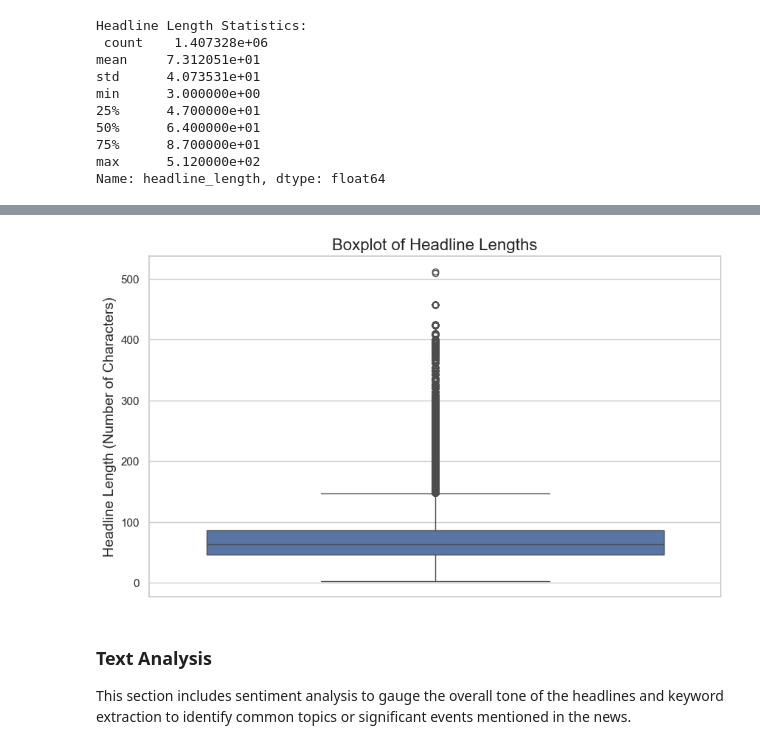
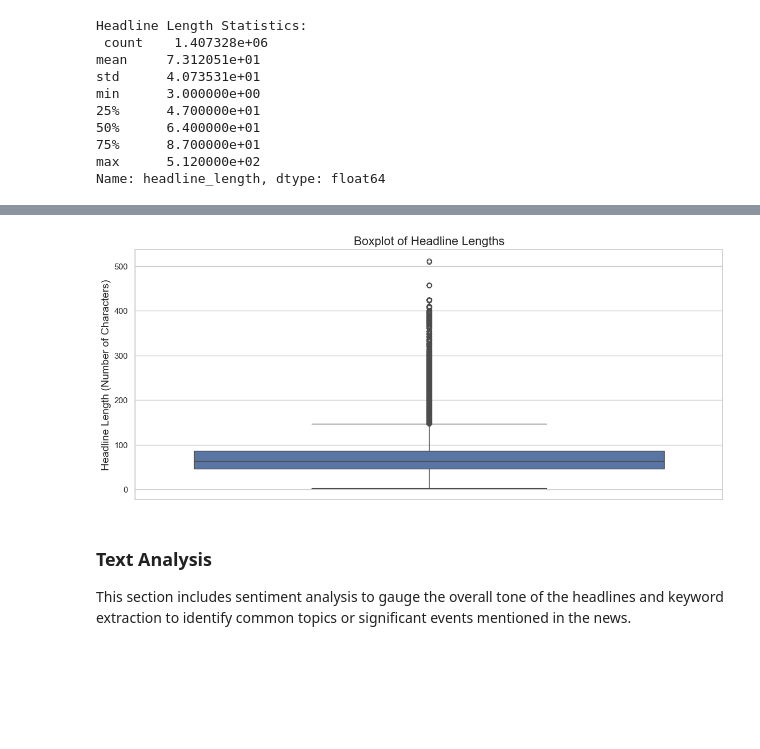
Before and after one commit to HallelujahK/financial-news-sentiment-analysis, a Jupyter notebook: notebooks/financial_news_eda.ipynb, the cells around one changed output, grey strips where cells are left out. Saved outputs shown, nothing was run; the diff lists cells and outputs as text; code cells hidden in the pictures; blank space fills up the shorter version.

```diff
--- a/notebooks/financial_news_eda.ipynb
+++ b/notebooks/financial_news_eda.ipynb
@@ -112,17 +74,17 @@ eda.data['headline_length'] = eda.data['headline'].apply(len)
 # %%
 # Create a boxplot for headline lengths
-plt.figure(figsize=(10, 6))
+plt.figure(figsize=(14, 6))
 sns.boxplot(y=eda.data['headline_length'])
 
 
 # Add labels and title
 plt.ylabel('Headline Length (Number of Characters)', fontsize=14)
 plt.title('Boxplot of Headline Lengths', fontsize=16)
 
 # Show the plot
 plt.show()
 # %% [output]
-[figure, old version]
+[figure, new version]
 # %% [markdown]
 ### Text Analysis
 This section includes sentiment analysis to gauge the overall tone of the headlines and keyword extraction to identify common topics or significant events mentioned in the news.
```
Also changed, not shown: parts of 4 cells of this notebook, 1 other file.
